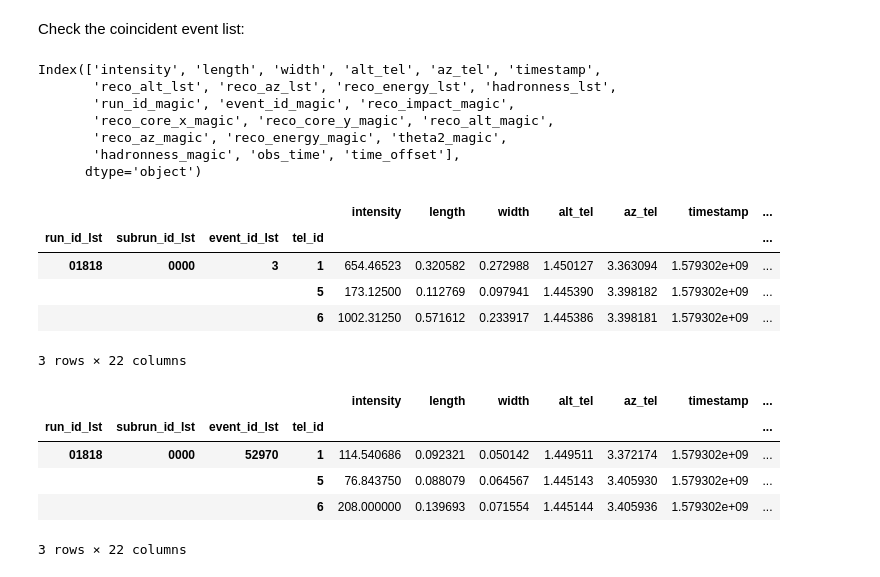
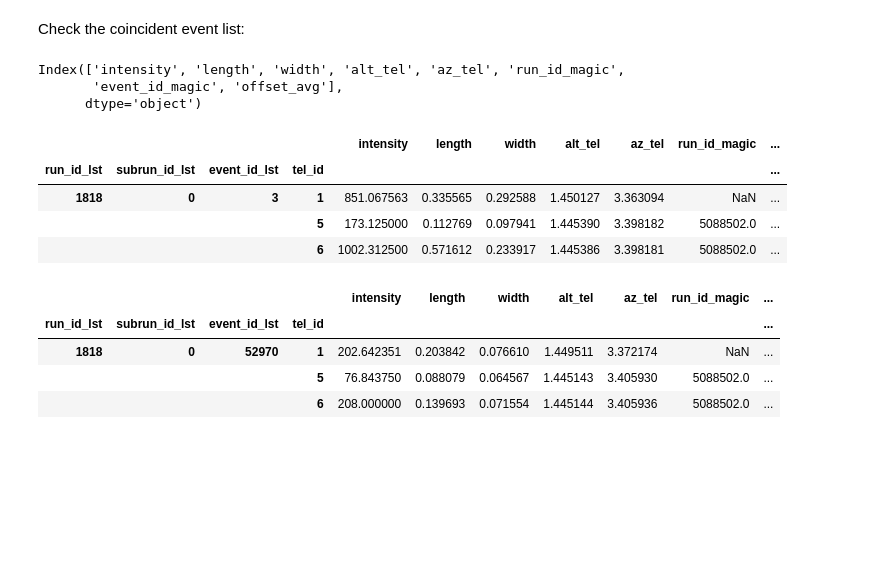
Before and after one commit to cta-observatory/magic-cta-pipe, a Jupyter notebook: magic_lst_event_coincidence.ipynb, the cells around one changed output. Cells and saved outputs as stored; diff of their text form; code cells hidden in the pictures; blank space fills up the shorter version.

```diff
--- a/magic_lst_event_coincidence.ipynb
+++ b/magic_lst_event_coincidence.ipynb
@@ -154,5 +206,5 @@ data_path_lst = '/fefs/aswg/data/real/DL2/20200117/v0.5.2_v03/dl2_LST-1.Run01818
 # %% [markdown]
 Define the parameters used for the coincidence:
 # %%
-window = 1e-6   # unit: [sec]
-bins_offset = np.arange(-5e-6, 0, 1e-7)   # unit: [sec]
+window = 6e-7  # optimized coincidence window, unit: [sec]
+offset_bins = np.round(np.arange(-5e-6, 0, 1e-7), 7)
@@ -320,0 +327,2 @@ Done.
+# %%
+window_bins = np.round(np.arange(2.0e-7, 1.5e-6, 2e-7), 7)
@@ -320,0 +452,4 @@ Done.
+# %%
+window = window_bins[2]
+offset_avg = offsets_avg[2]
+print(f'window = {window*sec2ns:.0f} [ns],  offset_avg = {offset_avg*sec2us:.2f} [us]')
@@ -320,0 +458,5 @@ Done.
+# %%
+params_base = ['intensity', 'length', 'width', 'alt_tel', 'az_tel']
+# params_lst = ['reco_alt_lst', 'reco_az_lst', 'reco_energy_lst', 'hadronness_lst', 'dragon_time']
+# params_magic = ['reco_impact_magic', 'reco_core_x_magic', 'reco_core_y_magic', 'reco_alt_magic', 'reco_az_magic',
+#                                 'reco_energy_magic', 'theta2_magic', 'hadronness_magic']
@@ -321,32 +523,26 @@ Done.
 # %% [markdown]
 Check the coincident event list:
 # %%
-dl2_data_stereo.columns
+data_stereo.columns
 # %% [output]
-Index(['intensity', 'length', 'width', 'alt_tel', 'az_tel', 'timestamp',
-       'reco_alt_lst', 'reco_az_lst', 'reco_energy_lst', 'hadronness_lst',
-       'run_id_magic', 'event_id_magic', 'reco_impact_magic',
-       'reco_core_x_magic', 'reco_core_y_magic', 'reco_alt_magic',
-       'reco_az_magic', 'reco_energy_magic', 'theta2_magic',
-       'hadronness_magic', 'obs_time', 'time_offset'],
+Index(['intensity', 'length', 'width', 'alt_tel', 'az_tel', 'run_id_magic',
+       'event_id_magic', 'offset_avg'],
       dtype='object')
 # %%
-dl2_data_stereo.head(3)
+data_stereo.head(3)
 # %% [output]
-|  |  |  |  | intensity | length | width | alt_tel | az_tel | timestamp | ... |
+|  |  |  |  | intensity | length | width | alt_tel | az_tel | run_id_magic | ... |
 | run_id_lst | subrun_id_lst | event_id_lst | tel_id |  |  |  |  |  |  | ... |
-| 01818 | 0000 | 3 | 1 | 654.46523 | 0.320582 | 0.272988 | 1.450127 | 3.363094 | 1.579302e+09 | ... |
-|  |  |  | 5 | 173.12500 | 0.112769 | 0.097941 | 1.445390 | 3.398182 | 1.579302e+09 | ... |
-|  |  |  | 6 | 1002.31250 | 0.571612 | 0.233917 | 1.445386 | 3.398181 | 1.579302e+09 | ... |
+| 1818 | 0 | 3 | 1 | 851.067563 | 0.335565 | 0.292588 | 1.450127 | 3.363094 | NaN | ... |
+|  |  |  | 5 | 173.125000 | 0.112769 | 0.097941 | 1.445390 | 3.398182 | 5088502.0 | ... |
+|  |  |  | 6 | 1002.312500 | 0.571612 | 0.233917 | 1.445386 | 3.398181 | 5088502.0 | ... |
-3 rows × 22 columns
 # %%
-dl2_data_stereo.tail(3)
+data_stereo.tail(3)
 # %% [output]
-|  |  |  |  | intensity | length | width | alt_tel | az_tel | timestamp | ... |
+|  |  |  |  | intensity | length | width | alt_tel | az_tel | run_id_magic | ... |
 | run_id_lst | subrun_id_lst | event_id_lst | tel_id |  |  |  |  |  |  | ... |
-| 01818 | 0000 | 52970 | 1 | 114.540686 | 0.092321 | 0.050142 | 1.449511 | 3.372174 | 1.579302e+09 | ... |
-|  |  |  | 5 | 76.843750 | 0.088079 | 0.064567 | 1.445143 | 3.405930 | 1.579302e+09 | ... |
-|  |  |  | 6 | 208.000000 | 0.139693 | 0.071554 | 1.445144 | 3.405936 | 1.579302e+09 | ... |
+| 1818 | 0 | 52970 | 1 | 202.642351 | 0.203842 | 0.076610 | 1.449511 | 3.372174 | NaN | ... |
+|  |  |  | 5 | 76.843750 | 0.088079 | 0.064567 | 1.445143 | 3.405930 | 5088502.0 | ... |
+|  |  |  | 6 | 208.000000 | 0.139693 | 0.071554 | 1.445144 | 3.405936 | 5088502.0 | ... |
-3 rows × 22 columns
 # %%
 for tel_id, tel_name in zip([1, 5, 6], ['LST1', 'MAGIC1', 'MAGIC2']):
```
Also changed, not shown: parts of 55 cells of this notebook.
